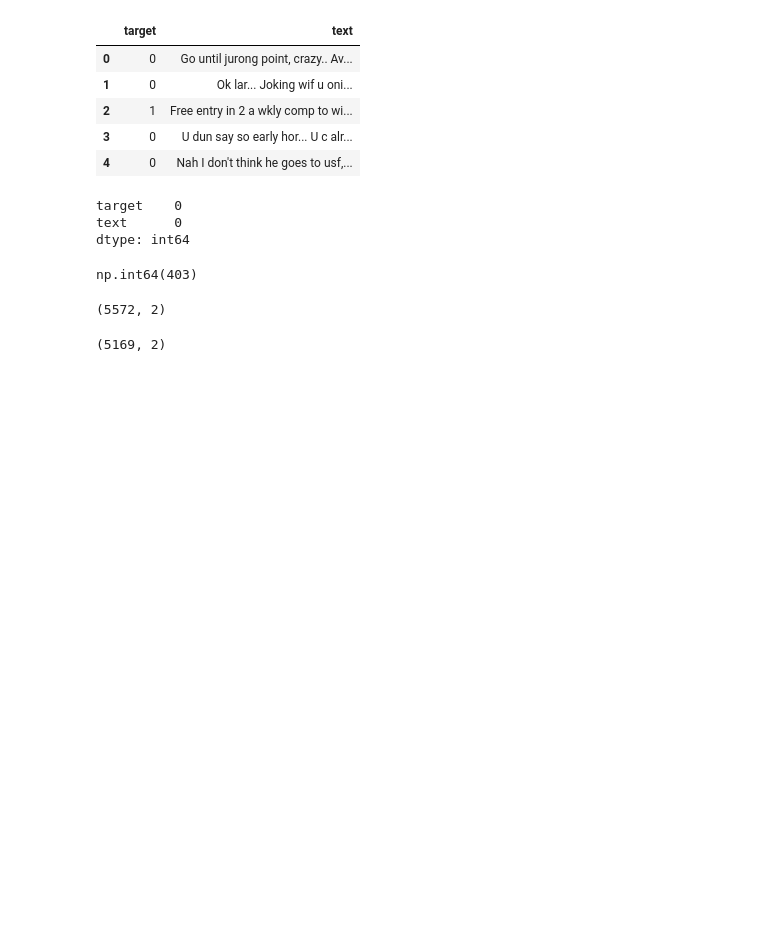
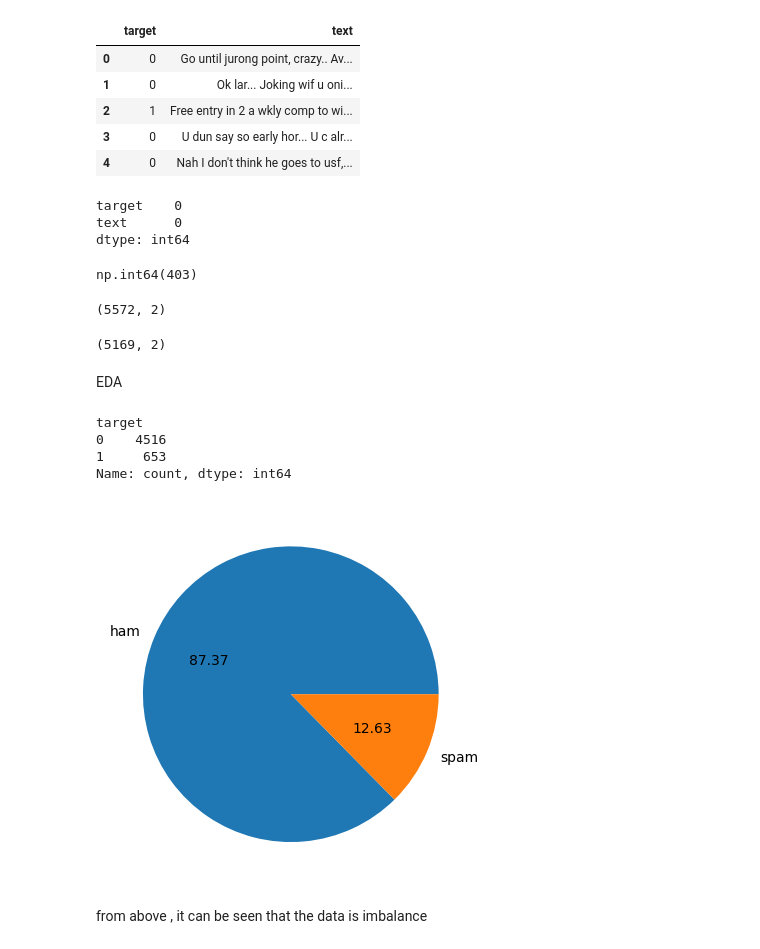
Before and after one commit to Rojin-Dhami/SMS_spam_classifier, a Jupyter notebook: spam_detection.ipynb, the cells around one changed output. Saved outputs shown, nothing was run; the diff lists cells and outputs as text; code cells hidden in the pictures; blank space fills up the shorter version.

```diff
--- a/spam_detection.ipynb
+++ b/spam_detection.ipynb
@@ -94,8 +94,25 @@ np.int64(403)
 df.shape
 # %% [output]
 (5572, 2)
-# %%
-df.drop_duplicates(keep='first',inplace=True)
-df.shape
-# %% [output]
-(5169, 2)
+# %%
+df.drop_duplicates(keep='first',inplace=True)
+df.shape
+# %% [output]
+(5169, 2)
+# %% [markdown]
+EDA
+# %%
+#checking data distribution of spam or ham
+df.target.value_counts()
+# %% [output]
+target
+0    4516
+1     653
+Name: count, dtype: int64
+# %%
+plt.pie(df.target.value_counts(),labels=['ham','spam'],autopct="%.2f")
+plt.show()
+# %% [output]
+[figure, added]
+# %% [markdown]
+from above , it can be seen that the data is imbalance
```
Also changed, not shown: parts of 7 cells of this notebook.
